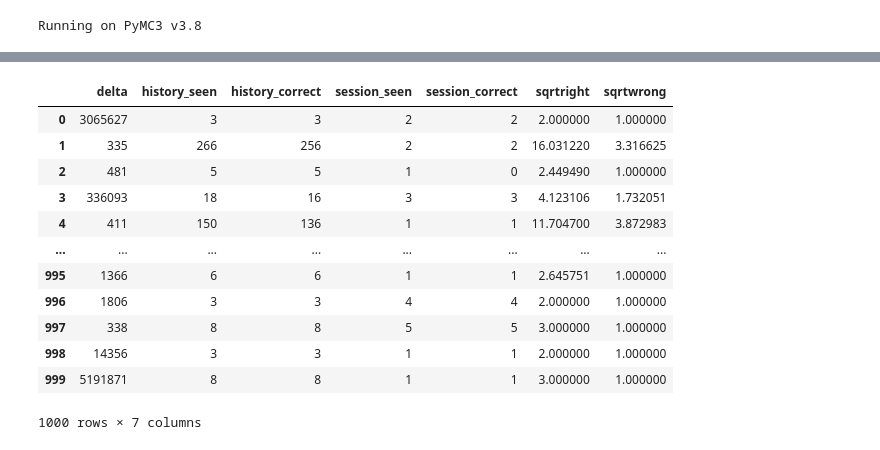
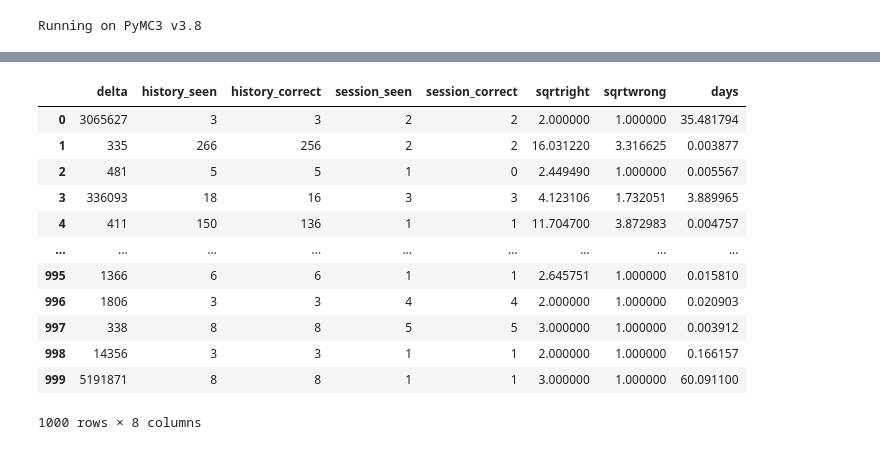
Before and after one commit to fasiha/halflife-regression, a Jupyter notebook: gb1.ipynb, the cells around one changed output, grey strips where cells are left out. Drawn from its saved outputs; the diff is of its cells as text; code cells hidden in the pictures.

```diff
--- a/gb1.ipynb
+++ b/gb1.ipynb
@@ -29,20 +27,22 @@ data
 # %%
-million = pd.read_csv("/Users/fasih/Dropbox/src/halflife-regression/pymcmill.csv")
+import pandas as pd
+million = pd.read_csv("pymcmill.csv")
 million['sqrtright']=np.sqrt(1+million.history_correct)
 million['sqrtwrong']=np.sqrt(1+(million.history_seen - million.history_correct))
-million = million[:1000]
-million
+million['days']=million.delta/(3600*24)
+data = million[:1000]
+data
 # %% [output]
-|  | delta | history_seen | history_correct | session_seen | session_correct | sqrtright | sqrtwrong |
-| 0 | 3065627 | 3 | 3 | 2 | 2 | 2.000000 | 1.000000 |
-| 1 | 335 | 266 | 256 | 2 | 2 | 16.031220 | 3.316625 |
-| 2 | 481 | 5 | 5 | 1 | 0 | 2.449490 | 1.000000 |
-| 3 | 336093 | 18 | 16 | 3 | 3 | 4.123106 | 1.732051 |
-| 4 | 411 | 150 | 136 | 1 | 1 | 11.704700 | 3.872983 |
-| ... | ... | ... | ... | ... | ... | ... | ... |
-| 995 | 1366 | 6 | 6 | 1 | 1 | 2.645751 | 1.000000 |
-| 996 | 1806 | 3 | 3 | 4 | 4 | 2.000000 | 1.000000 |
-| 997 | 338 | 8 | 8 | 5 | 5 | 3.000000 | 1.000000 |
-| 998 | 14356 | 3 | 3 | 1 | 1 | 2.000000 | 1.000000 |
-| 999 | 5191871 | 8 | 8 | 1 | 1 | 3.000000 | 1.000000 |
+|  | delta | history_seen | history_correct | session_seen | session_correct | sqrtright | sqrtwrong | days |
+| 0 | 3065627 | 3 | 3 | 2 | 2 | 2.000000 | 1.000000 | 35.481794 |
+| 1 | 335 | 266 | 256 | 2 | 2 | 16.031220 | 3.316625 | 0.003877 |
+| 2 | 481 | 5 | 5 | 1 | 0 | 2.449490 | 1.000000 | 0.005567 |
+| 3 | 336093 | 18 | 16 | 3 | 3 | 4.123106 | 1.732051 | 3.889965 |
+| 4 | 411 | 150 | 136 | 1 | 1 | 11.704700 | 3.872983 | 0.004757 |
+| ... | ... | ... | ... | ... | ... | ... | ... | ... |
+| 995 | 1366 | 6 | 6 | 1 | 1 | 2.645751 | 1.000000 | 0.015810 |
+| 996 | 1806 | 3 | 3 | 4 | 4 | 2.000000 | 1.000000 | 0.020903 |
+| 997 | 338 | 8 | 8 | 5 | 5 | 3.000000 | 1.000000 | 0.003912 |
+| 998 | 14356 | 3 | 3 | 1 | 1 | 2.000000 | 1.000000 | 0.166157 |
+| 999 | 5191871 | 8 | 8 | 1 | 1 | 3.000000 | 1.000000 | 60.091100 |
-1000 rows × 7 columns
+1000 rows × 8 columns
```
Also changed, not shown: parts of 9 cells of this notebook.
